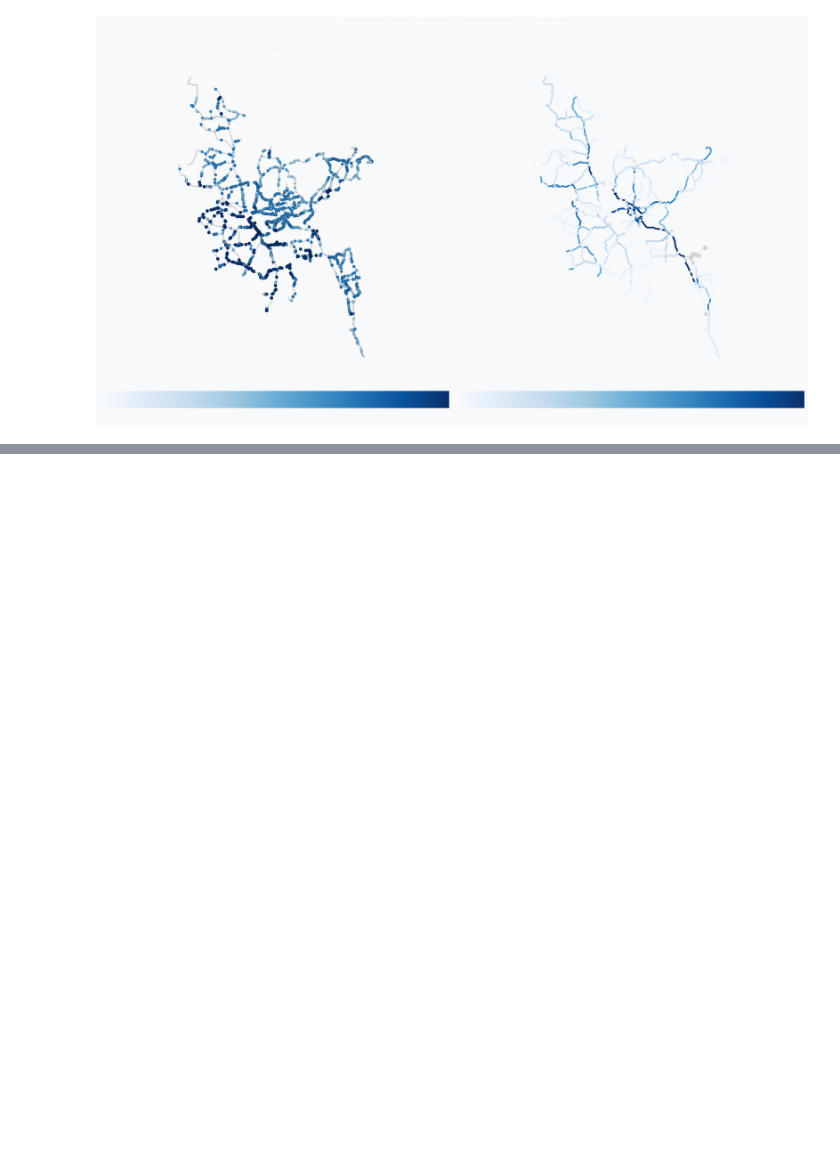
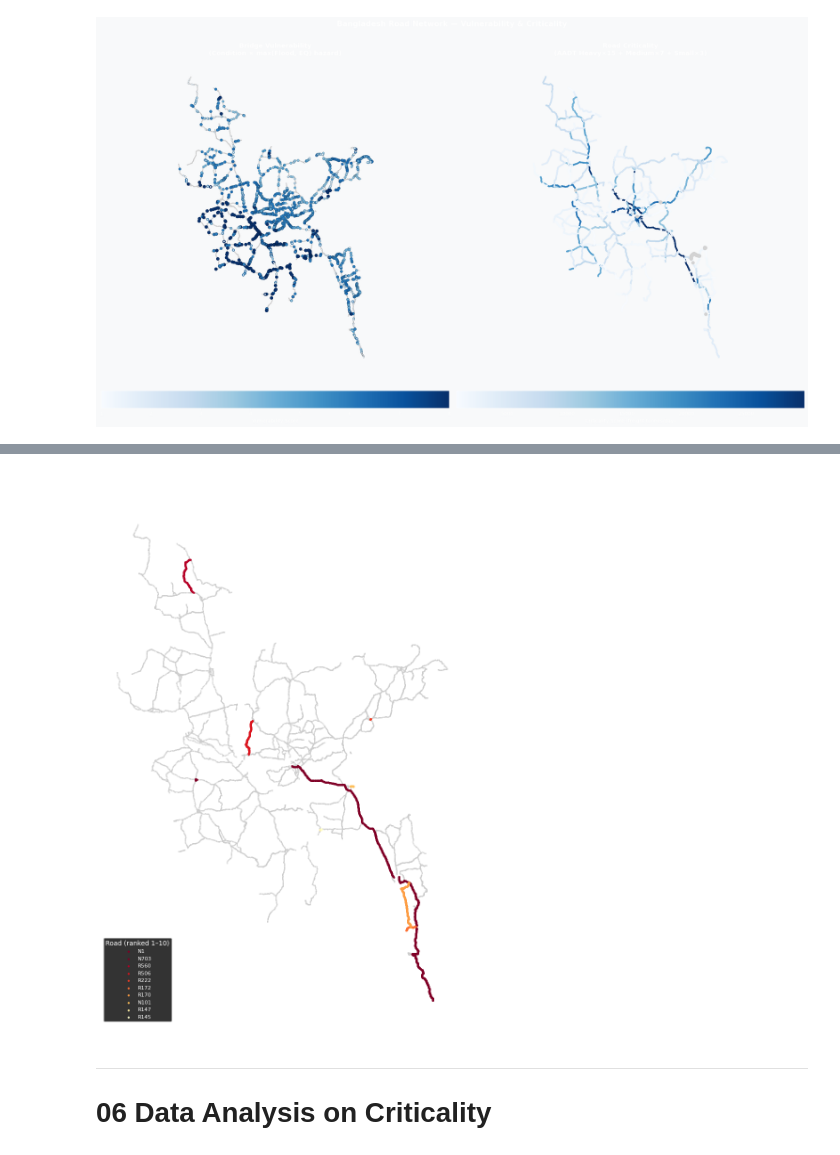
Before and after one commit to MeikeHR/EPA133a-G02-A4, a Jupyter notebook: EPA1352-G02-A4/notebook/Data Analysis 2.ipynb, the cells around one changed output, grey strips where cells are left out. Cells and saved outputs as stored; diff of their text form; code cells hidden in the pictures; blank space fills up the shorter version.

```diff
--- a/EPA1352-G02-A4/notebook/Data Analysis 2.ipynb
+++ b/EPA1352-G02-A4/notebook/Data Analysis 2.ipynb
@@ -309,0 +465,17 @@ plt.show()
+# %%
+# ── Top 10 roads table ────────────────────────────────────────────────────────
+road_vulnerability = (bridges
+    .groupby('road')
+    .agg(
+        max_vulnerability  = ('vulnerability_score', 'max'),
+        mean_vulnerability = ('vulnerability_score', 'mean'),
+        n_bridges          = ('vulnerability_score', 'count'),
+        n_flood_dominant   = ('dominant_hazard', lambda x: (x == 'Flood').sum()),
+        n_eq_dominant      = ('dominant_hazard', lambda x: (x == 'Earthquake').sum()),
+    )
+    .reset_index()
+    .sort_values('max_vulnerability', ascending=False)
+)
+
+top10_roads = road_vulnerability.head(10)
+display(top10_roads)
@@ -309,0 +494,31 @@ plt.show()
+# %%
+# ── Map: full network grey, top 10 roads highlighted ─────────────────────────
+top10_road_names = top10_roads['road'].tolist()
+
+other_roads = gdf_roads[~gdf_roads['road'].isin(top10_road_names)]
+highlight   = gdf_roads[gdf_roads['road'].isin(top10_road_names)]
+
+# Color by rank
+road_rank   = {road: i for i, road in enumerate(top10_road_names)}
+cmap_roads  = plt.cm.get_cmap('YlOrRd', 10)
+
+fig, ax = plt.subplots(figsize=(10, 12), facecolor='white')
+other_roads.plot(ax=ax, color='#cccccc', markersize=1, alpha=0.4, zorder=1)
+
+for road in top10_road_names:
+    subset = highlight[highlight['road'] == road]
+    rank   = road_rank[road]
+    subset.plot(ax=ax, color=cmap_roads(1 - rank / 10),
+                markersize=5, alpha=0.9, zorder=2, label=road)
+
+ax.set_title("Top 10 Most Vulnerable Roads\n(darker red = higher max vulnerability score)",
+             fontsize=13, fontweight='bold', pad=15)
+ax.legend(loc='lower left', fontsize=8, title="Road (ranked 1–10)")
+ax.set_axis_off()
+plt.tight_layout()
+plt.show()
+# %% [output]
+[figure, added]
+# %% [markdown]
+---
+# 06 Data Analysis on Criticality
```
Also changed, not shown: parts of 19 cells of this notebook, 1 other file.
